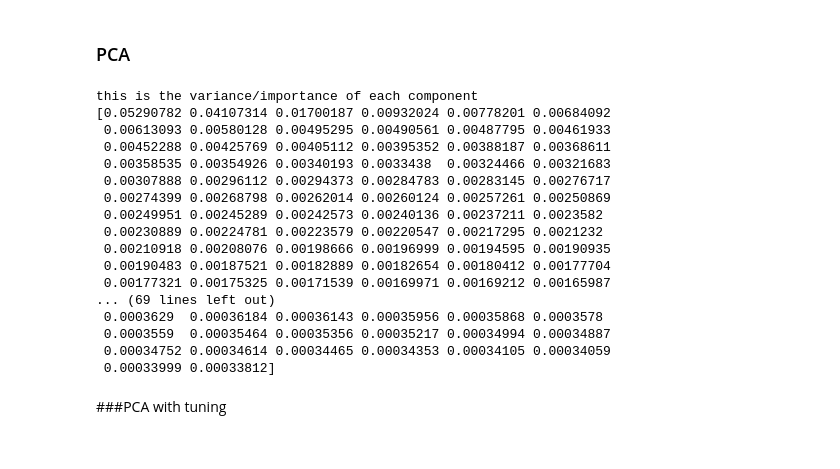
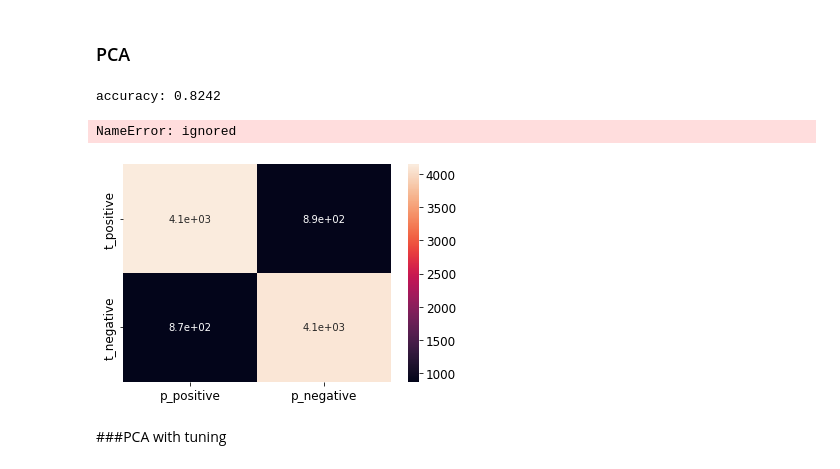
Before and after one commit to sbecker17/public_work, a Jupyter notebook: Project_2_NLP.ipynb, the cells around one changed output. Drawn from its saved outputs; the diff is of its cells as text; code cells hidden in the pictures.

```diff
--- a/Project_2_NLP.ipynb
+++ b/Project_2_NLP.ipynb
@@ -229,32 +234,34 @@ print_confusion_matrix(test_sln, predictions, True)
 # %% [markdown]
 ### PCA
 # %%
+from sklearn.neural_network import MLPClassifier
 from sklearn import metrics
 from sklearn.metrics import confusion_matrix
 from sklearn.decomposition import PCA
+
 extractor = PCA(n_components=500, whiten=True)
 extractor.fit(train_data_vectors)
 
-print('this is the variance/importance of each component')
-print(extractor.explained_variance_ratio_)
+#print('this is the variance/importance of each component')
+#print(extractor.explained_variance_ratio_)
+
+train_transformed = extractor.transform(train_data_vectors)
+test_transformed = extractor.transform(test_data_vectors)
+
+mlp_transformed = MLPClassifier(random_state=0,hidden_layer_sizes = (100,))
+mlp_transformed.fit(train_transformed,train_sln)
+predictions = mlp_transformed.predict(test_transformed)
+
+print_confusion_matrix(test_sln, predictions, True)
+
+print("accuracy:", metrics.accuracy_score(test_sln, predictions))
+vals = data['sentiment'].unique() ## possible classification values
+conf_mat = metrics.confusion_matrix(test_sln, predictions, labels=vals)
+print(pd.DataFrame(conf_mat, index = "T " + vals, columns = "Pred " + vals))
 # %% [output]
-this is the variance/importance of each component
-[0.05290782 0.04107314 0.01700187 0.00932024 0.00778201 0.00684092
- 0.00613093 0.00580128 0.00495295 0.00490561 0.00487795 0.00461933
- 0.00452288 0.00425769 0.00405112 0.00395352 0.00388187 0.00368611
- 0.00358535 0.00354926 0.00340193 0.0033438  0.00324466 0.00321683
- 0.00307888 0.00296112 0.00294373 0.00284783 0.00283145 0.00276717
- 0.00274399 0.00268798 0.00262014 0.00260124 0.00257261 0.00250869
- 0.00249951 0.00245289 0.00242573 0.00240136 0.00237211 0.0023582
- 0.00230889 0.00224781 0.00223579 0.00220547 0.00217295 0.0021232
- 0.00210918 0.00208076 0.00198666 0.00196999 0.00194595 0.00190935
- 0.00190483 0.00187521 0.00182889 0.00182654 0.00180412 0.00177704
- 0.00177321 0.00175325 0.00171539 0.00169971 0.00169212 0.00165987
-... (69 lines left out)
- 0.0003629  0.00036184 0.00036143 0.00035956 0.00035868 0.0003578
- 0.0003559  0.00035464 0.00035356 0.00035217 0.00034994 0.00034887
- 0.00034752 0.00034614 0.00034465 0.00034353 0.00034105 0.00034059
- 0.00033999 0.00033812]
+accuracy: 0.8242
+NameError: ignored
+[figure, added]
 # %% [markdown]
 ###PCA with tuning
 # %%
```
Also changed, not shown: parts of 12 cells of this notebook.
